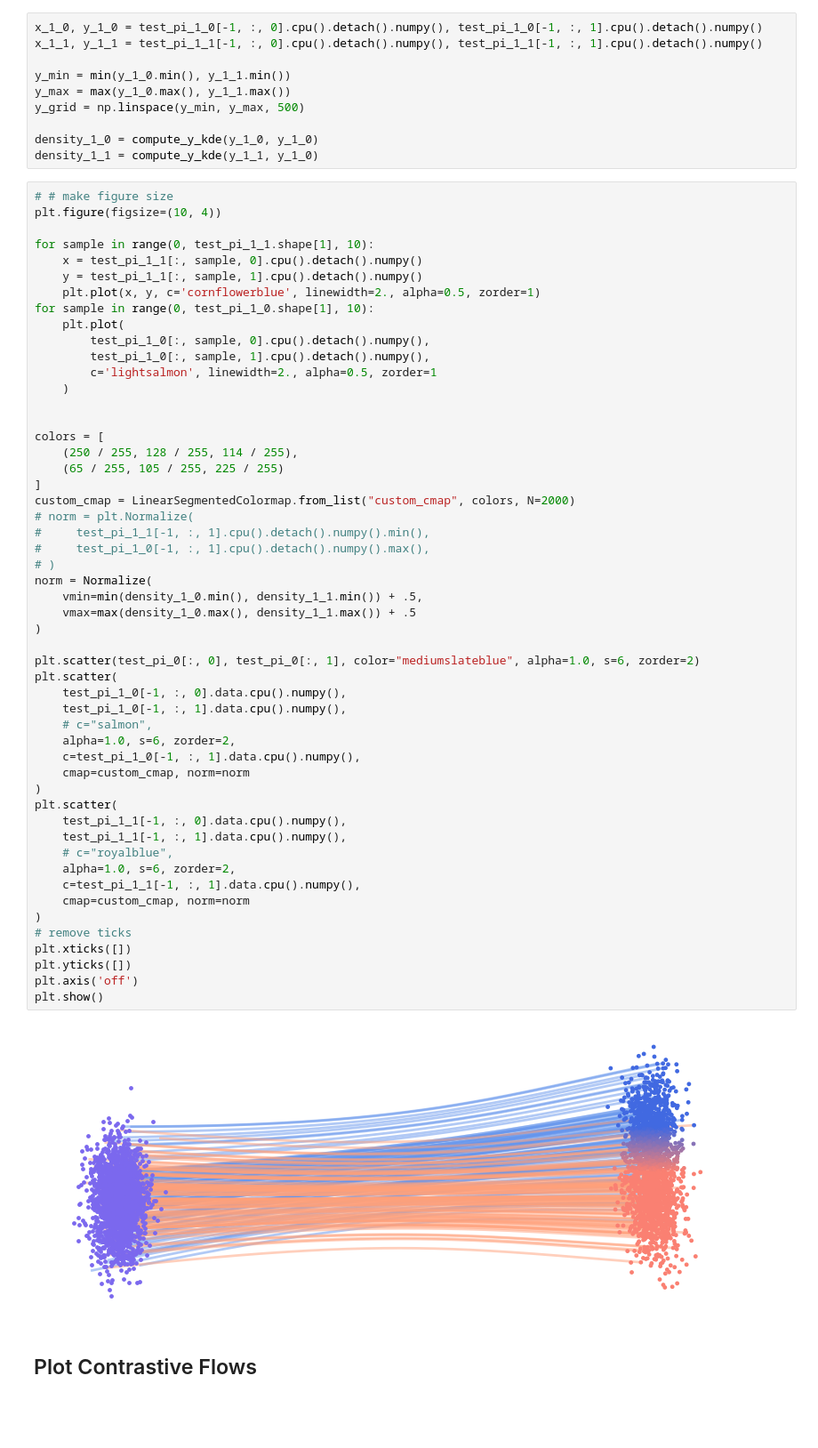
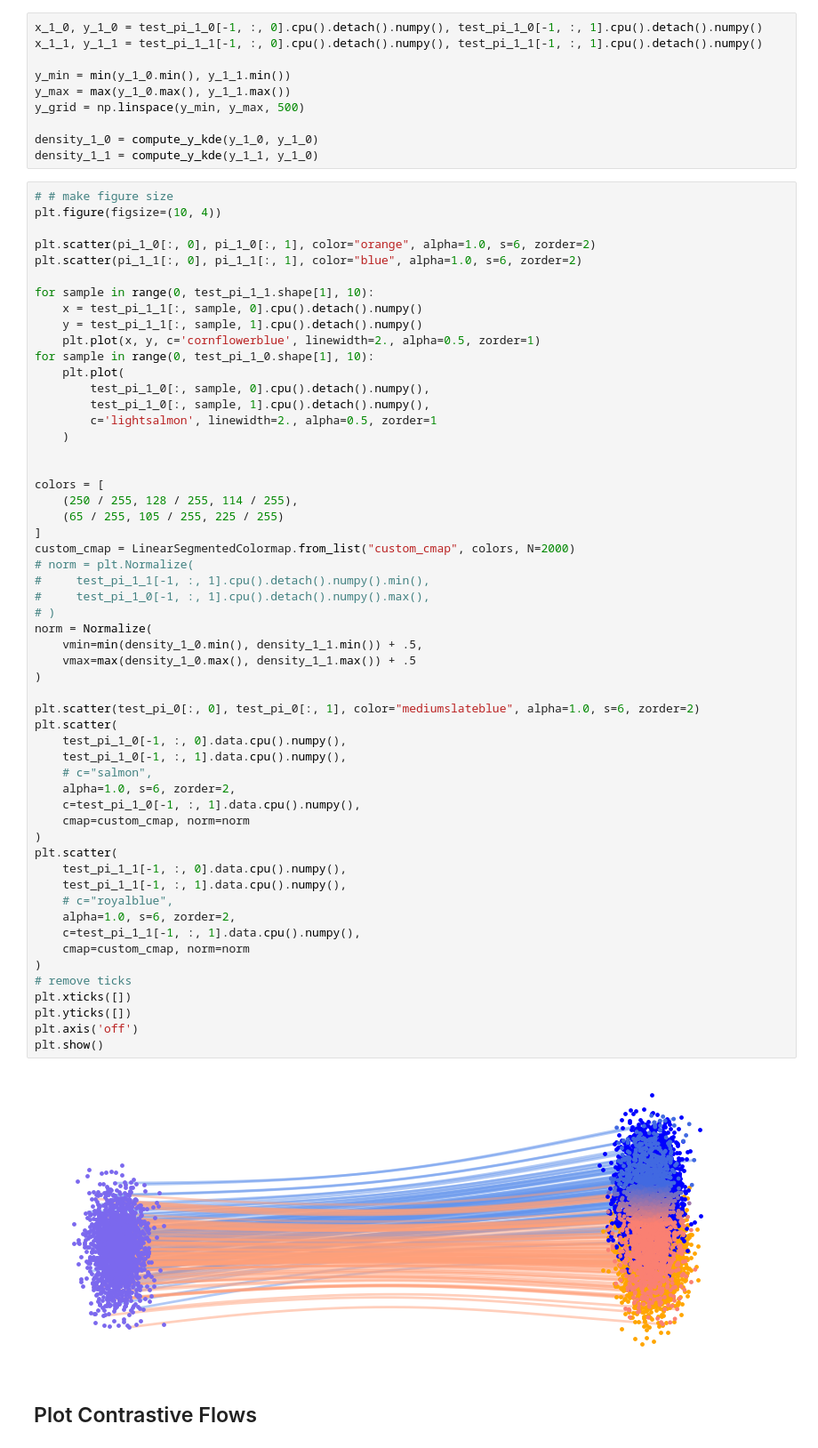
Before and after one commit to gstoica27/REPA, a Jupyter notebook: notebooks/overlapping_flows_post_iccv.ipynb, the cells around one changed output. Shown at 89% size. Drawn from its saved outputs; the diff is of its cells as text; blank space fills up the shorter version.

```diff
--- a/notebooks/overlapping_flows_post_iccv.ipynb
+++ b/notebooks/overlapping_flows_post_iccv.ipynb
@@ -265,6 +323,9 @@ density_1_1 = compute_y_kde(y_1_1, y_1_0)
 # %%
 # # make figure size
 plt.figure(figsize=(10, 4))
+
+plt.scatter(pi_1_0[:, 0], pi_1_0[:, 1], color="orange", alpha=1.0, s=6, zorder=2)
+plt.scatter(pi_1_1[:, 0], pi_1_1[:, 1], color="blue", alpha=1.0, s=6, zorder=2)
 
 for sample in range(0, test_pi_1_1.shape[1], 10):
     x = test_pi_1_1[:, sample, 0].cpu().detach().numpy()
@@ -288,34 +349,34 @@ custom_cmap = LinearSegmentedColormap.from_list("custom_cmap", colors, N=2000)
 #     test_pi_1_0[-1, :, 1].cpu().detach().numpy().max(),
 # )
 norm = Normalize(
     vmin=min(density_1_0.min(), density_1_1.min()) + .5,
     vmax=max(density_1_0.max(), density_1_1.max()) + .5
 )
 
 plt.scatter(test_pi_0[:, 0], test_pi_0[:, 1], color="mediumslateblue", alpha=1.0, s=6, zorder=2)
 plt.scatter(
     test_pi_1_0[-1, :, 0].data.cpu().numpy(),
     test_pi_1_0[-1, :, 1].data.cpu().numpy(),
     # c="salmon",
     alpha=1.0, s=6, zorder=2,
     c=test_pi_1_0[-1, :, 1].data.cpu().numpy(),
     cmap=custom_cmap, norm=norm
 )
 plt.scatter(
     test_pi_1_1[-1, :, 0].data.cpu().numpy(),
     test_pi_1_1[-1, :, 1].data.cpu().numpy(),
     # c="royalblue",
     alpha=1.0, s=6, zorder=2,
     c=test_pi_1_1[-1, :, 1].data.cpu().numpy(),
     cmap=custom_cmap, norm=norm
 )
 # remove ticks
 plt.xticks([])
 plt.yticks([])
 plt.axis('off')
 plt.show()
 # %% [output]
-[figure, old version]
+[figure, new version]
 # %% [markdown]
 ## Plot Contrastive Flows
 # %%
```
Also changed, not shown: parts of 17 cells of this notebook, 6 other files.
